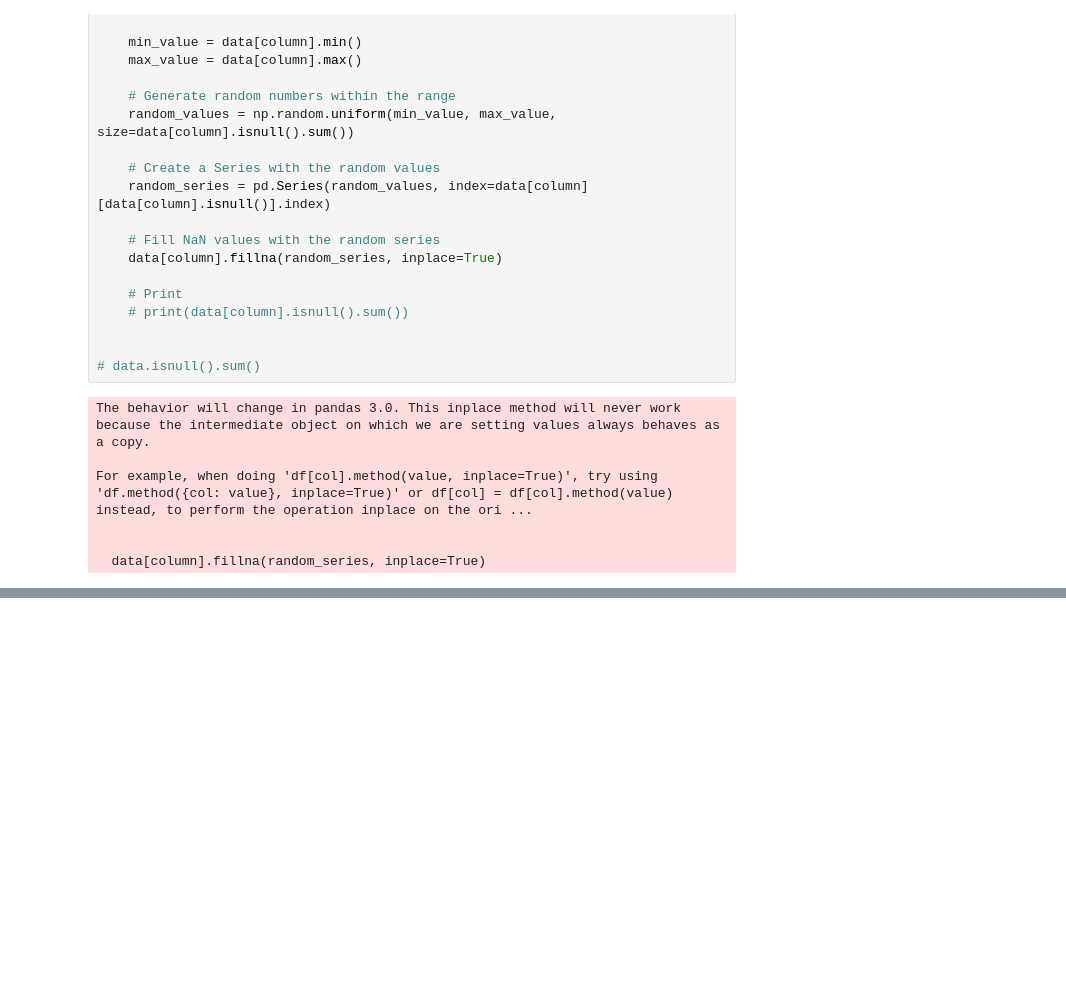
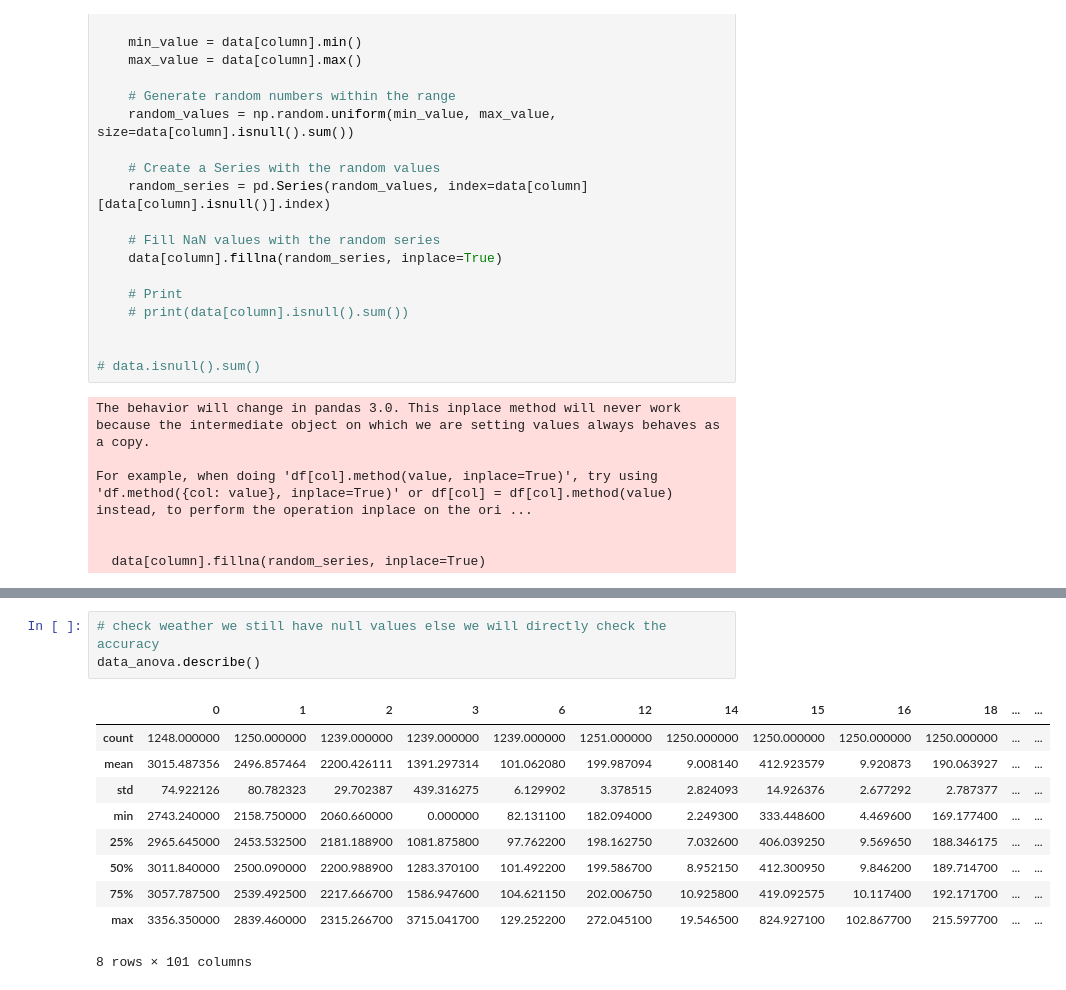
Before and after one commit to datafreak-adi/practice_ignore, a Jupyter notebook: Feature_Selection(Task_54).ipynb, the cells around one changed output, grey strips where cells are left out. Cells and saved outputs as stored; diff of their text form; blank space fills up the shorter version.

```diff
--- a/Feature_Selection(Task_54).ipynb
+++ b/Feature_Selection(Task_54).ipynb
@@ -159,0 +340,14 @@ print( f" Using this duplicated method we manage to delete {data.shape[1] - data
+# %%
+# check weather we still have null values else we will directly check the accuracy
+data_anova.describe()
+# %% [output]
+|  | 0 | 1 | 2 | 3 | 6 | 12 | 14 | 15 | 16 | 18 | ... | ... |
+| count | 1248.000000 | 1250.000000 | 1239.000000 | 1239.000000 | 1239.000000 | 1251.000000 | 1250.000000 | 1250.000000 | 1250.000000 | 1250.000000 | ... | ... |
+| mean | 3015.487356 | 2496.857464 | 2200.426111 | 1391.297314 | 101.062080 | 199.987094 | 9.008140 | 412.923579 | 9.920873 | 190.063927 | ... | ... |
+| std | 74.922126 | 80.782323 | 29.702387 | 439.316275 | 6.129902 | 3.378515 | 2.824093 | 14.926376 | 2.677292 | 2.787377 | ... | ... |
+| min | 2743.240000 | 2158.750000 | 2060.660000 | 0.000000 | 82.131100 | 182.094000 | 2.249300 | 333.448600 | 4.469600 | 169.177400 | ... | ... |
+| 25% | 2965.645000 | 2453.532500 | 2181.188900 | 1081.875800 | 97.762200 | 198.162750 | 7.032600 | 406.039250 | 9.569650 | 188.346175 | ... | ... |
+| 50% | 3011.840000 | 2500.090000 | 2200.988900 | 1283.370100 | 101.492200 | 199.586700 | 8.952150 | 412.300950 | 9.846200 | 189.714700 | ... | ... |
+| 75% | 3057.787500 | 2539.492500 | 2217.666700 | 1586.947600 | 104.621150 | 202.006750 | 10.925800 | 419.092575 | 10.117400 | 192.171700 | ... | ... |
+| max | 3356.350000 | 2839.460000 | 2315.266700 | 3715.041700 | 129.252200 | 272.045100 | 19.546500 | 824.927100 | 102.867700 | 215.597700 | ... | ... |
+8 rows × 101 columns
```
Also changed, not shown: parts of 17 cells of this notebook.
